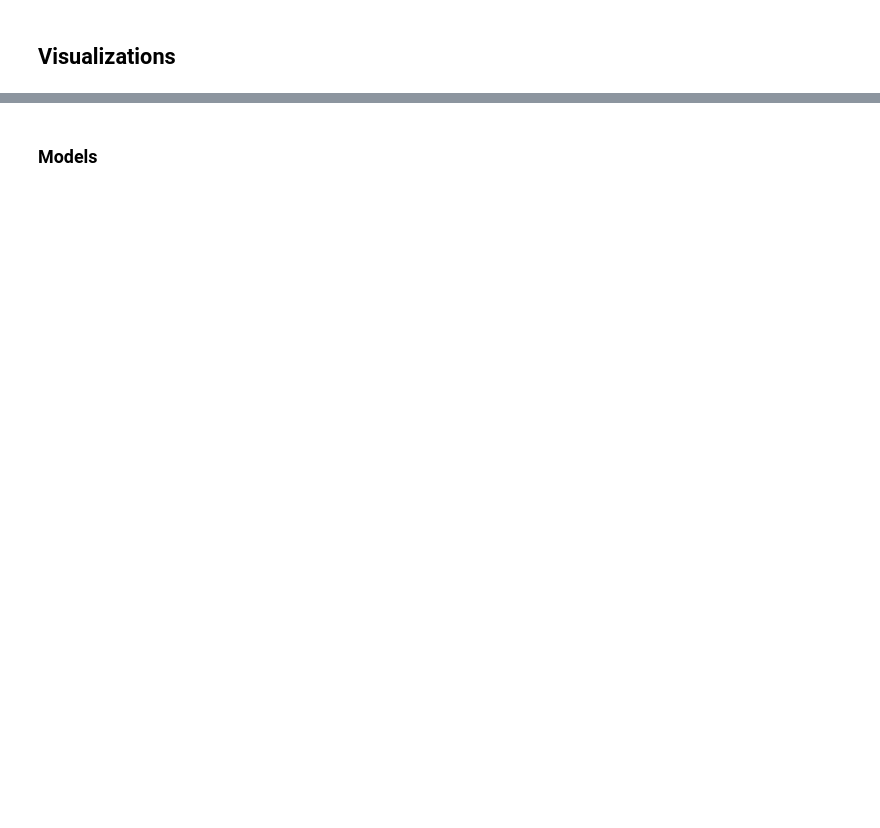
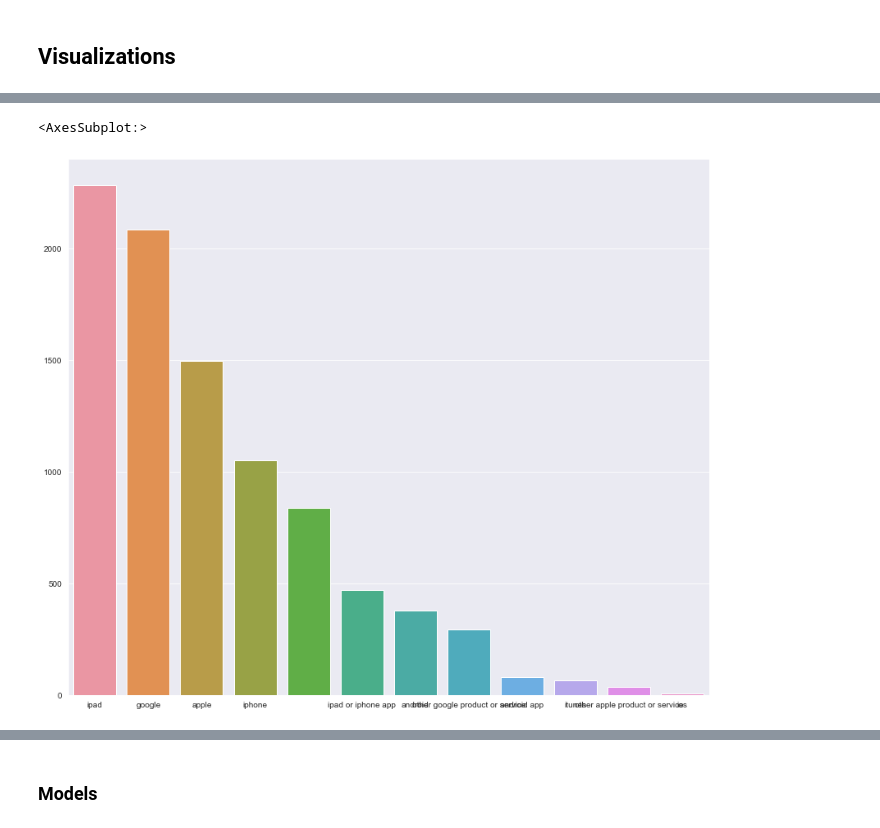
Before and after one commit to mmceld2/NLP-Analysis, a Jupyter notebook: dillon_cleaner_nb.ipynb, the cells around one changed output, grey strips where cells are left out. Saved outputs shown, nothing was run; the diff lists cells and outputs as text; code cells hidden in the pictures; blank space fills up the shorter version.

```diff
--- a/dillon_cleaner_nb.ipynb
+++ b/dillon_cleaner_nb.ipynb
@@ -250,3 +364,13 @@ ax2.set_xticklabels(['Neutral', 'Positive', 'Negative']);
+# %%
+plt.figure(figsize=(14,12))
+
+sns.set_style('darkgrid')
+
+sns.barplot(x = df['test'].value_counts().index,
+           y = df['test'].value_counts().values)
+# %% [output]
+<AxesSubplot:>
+[figure, added]
 # %%
 plt.figure(figsize=(14,12))
 
```
Also changed, not shown: parts of 122 cells of this notebook.
